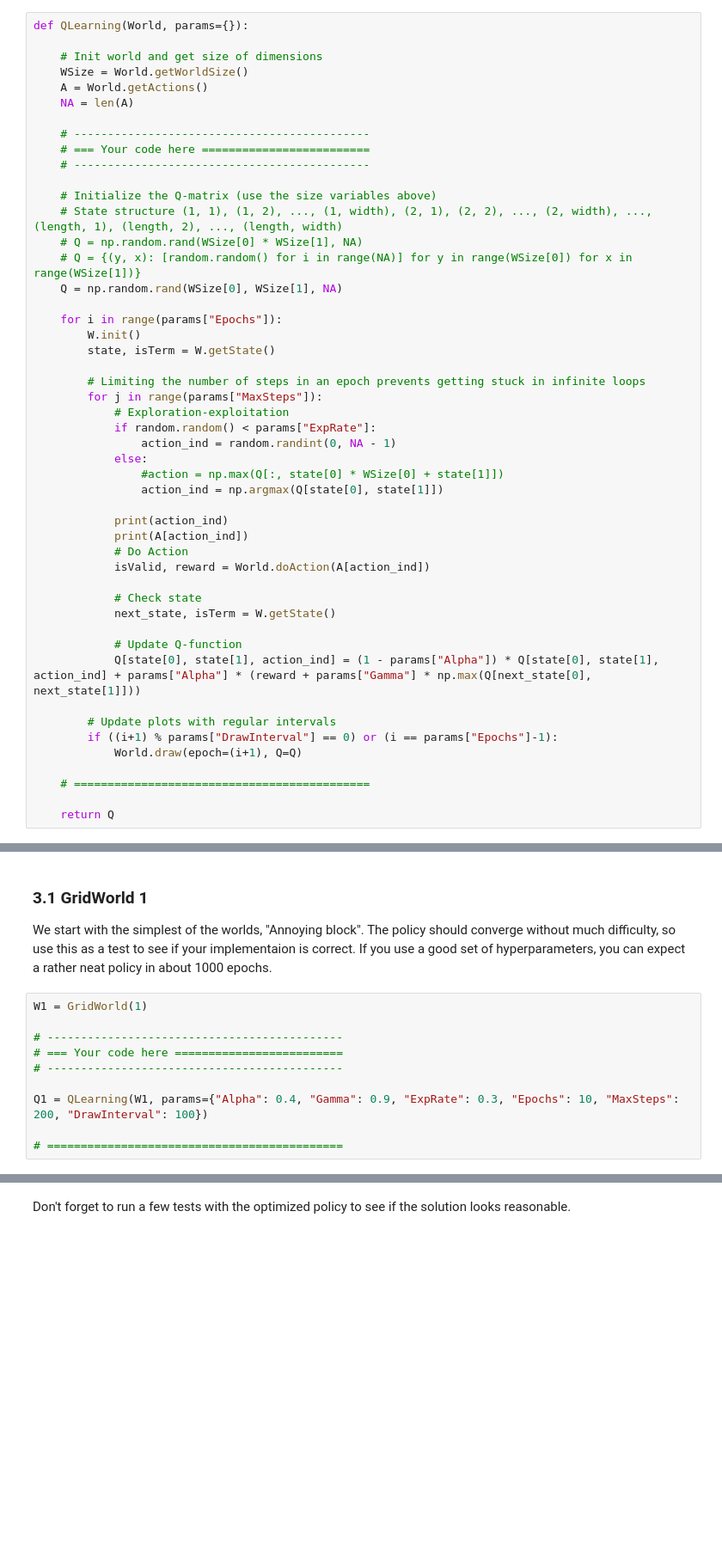
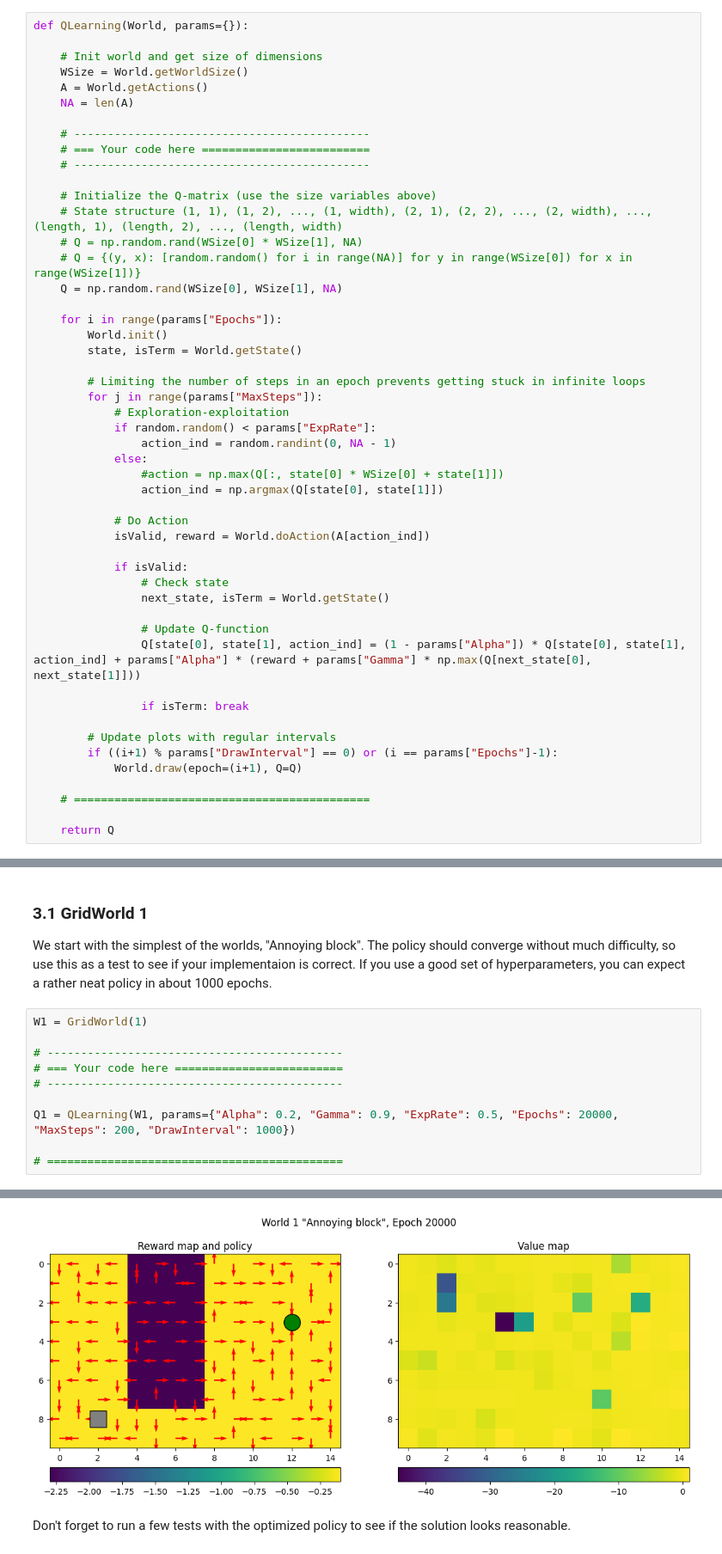
Before and after one commit to marijnkj/-D-NN, a Jupyter notebook: A4_Reinforcement/QLearning.ipynb, the cells around one changed output, grey strips where cells are left out. Shown: that part at 86% size. Drawn from its saved outputs; the diff is of its cells as text; blank space fills up the shorter version.

```diff
--- a/A4_Reinforcement/QLearning.ipynb
+++ b/A4_Reinforcement/QLearning.ipynb
@@ -142,8 +142,8 @@ def QLearning(World, params={}):
     Q = np.random.rand(WSize[0], WSize[1], NA)
 
     for i in range(params["Epochs"]):
-        W.init()
-        state, isTerm = W.getState()
+        World.init()
+        state, isTerm = World.getState()
 
         # Limiting the number of steps in an epoch prevents getting stuck in infinite loops
         for j in range(params["MaxSteps"]):
@@ -154,16 +154,17 @@ def QLearning(World, params={}):
                 #action = np.max(Q[:, state[0] * WSize[0] + state[1]])
                 action_ind = np.argmax(Q[state[0], state[1]])
 
-            print(action_ind)
-            print(A[action_ind])
             # Do Action
             isValid, reward = World.doAction(A[action_ind])
 
-            # Check state
-            next_state, isTerm = W.getState()
+            if isValid:
+                # Check state
+                next_state, isTerm = World.getState()
 
-            # Update Q-function
-            Q[state[0], state[1], action_ind] = (1 - params["Alpha"]) * Q[state[0], state[1], action_ind] + params["Alpha"] * (reward + params["Gamma"] * np.max(Q[next_state[0], next_state[1]]))
+                # Update Q-function
+                Q[state[0], state[1], action_ind] = (1 - params["Alpha"]) * Q[state[0], state[1], action_ind] + params["Alpha"] * (reward + params["Gamma"] * np.max(Q[next_state[0], next_state[1]]))
+
+                if isTerm: break
 
         # Update plots with regular intervals
         if ((i+1) % params["DrawInterval"] == 0) or (i == params["Epochs"]-1):
@@ -221,7 +268,7 @@ W1 = GridWorld(1)
 # === Your code here =========================
 # --------------------------------------------
 
-Q1 = QLearning(W1, params={"Alpha": 0.4, "Gamma": 0.9, "ExpRate": 0.3, "Epochs": 10, "MaxSteps": 200, "DrawInterval": 100})
+Q1 = QLearning(W1, params={"Alpha": 0.2, "Gamma": 0.9, "ExpRate": 0.5, "Epochs": 20000, "MaxSteps": 200, "DrawInterval": 1000})
 
 # ============================================
 # %% [output]
@@ -231,3 +275,4 @@ AttributeError: 'GridWorld1' object has no attribute '_pos'
+[figure, added]
 # %% [markdown]
 Don't forget to run a few tests with the optimized policy to see if the solution looks reasonable.
 # %%
```
Also changed, not shown: parts of 10 cells of this notebook.
